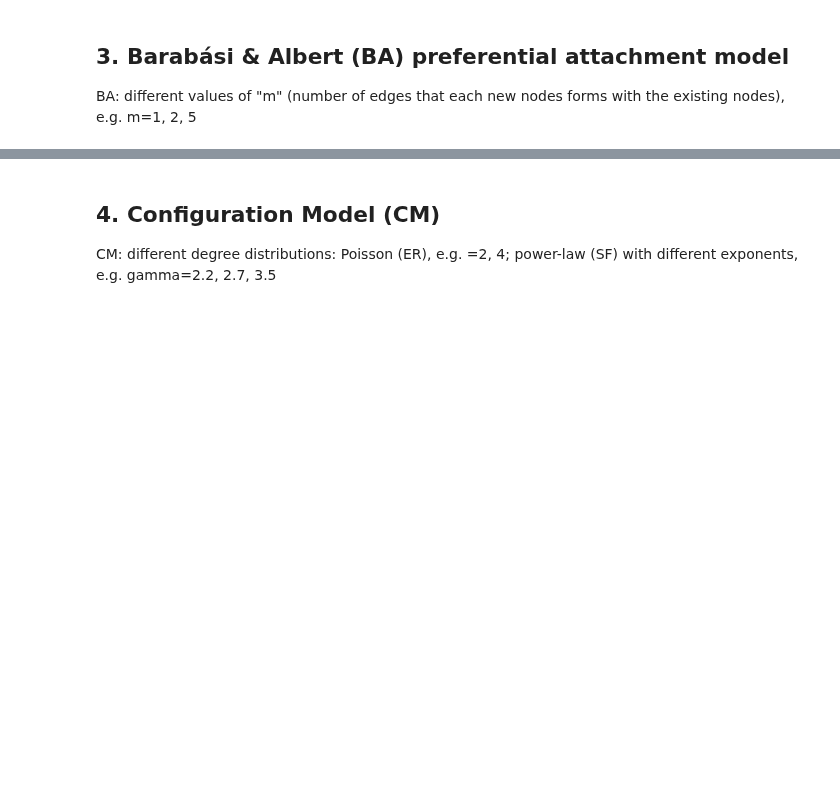
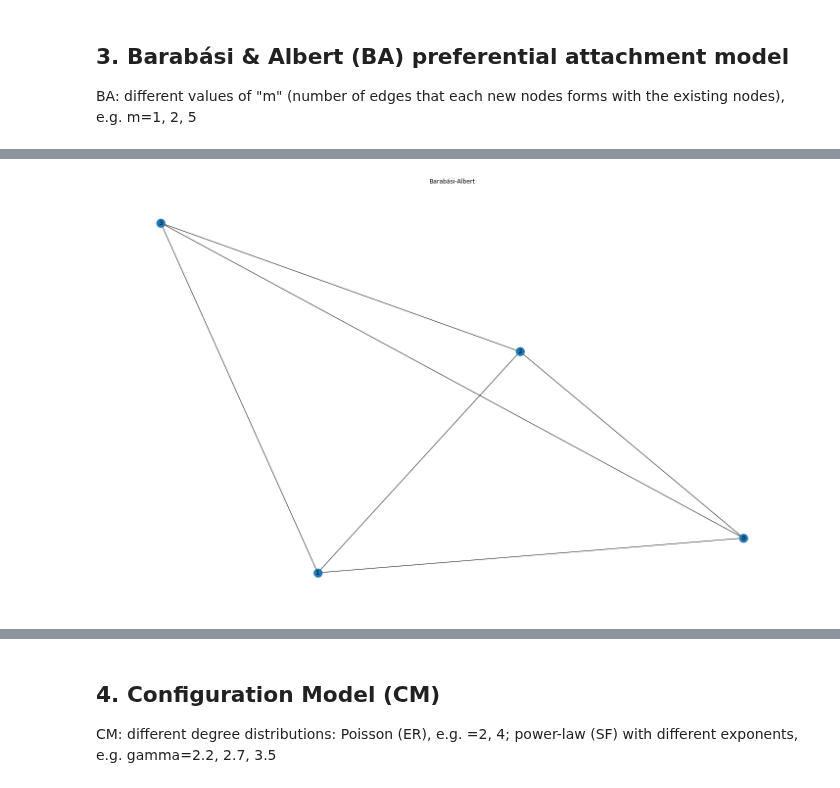
Before and after one commit to EjbejaranosAI/Complex_Networks, a Jupyter notebook: 2_Models_of_complex_networks/Main_test.ipynb, the cells around one changed output, grey strips where cells are left out. Drawn from its saved outputs; the diff is of its cells as text; code cells hidden in the pictures; blank space fills up the shorter version.

```diff
--- a/2_Models_of_complex_networks/Main_test.ipynb
+++ b/2_Models_of_complex_networks/Main_test.ipynb
@@ -237,5 +243,3 @@ WS: different values of <k> and "p", including p=0, e.g. p=0.0, 0.1, 0.2, 0.5, 0
 # %% [markdown]
 ## 3. Barabási & Albert (BA) preferential attachment model
 BA: different values of "m" (number of edges that each new nodes forms with the existing nodes), e.g. m=1, 2, 5
-# %%
-N =
@@ -241,0 +288,80 @@ N =
+# %%
+"""
+1. Generamos un grafo con N nodos
+2. Elegimos nodo a cual agregar nuevo nodo (degree y probabilidad)
+3. agregamos nodo
+repetir 2-3 hasta llegar al tamanio querido
+----------------------------------------------------------
+INPUT:
+    - m (degree per node)
+    - Numero de nodos final
+OUTPUT:
+    - Network con numero de nodos y degree deseado
+----------------------------------------------------------
+Ejemplo:
+m = 3 (m>1)
+para cada nodo, repetimos paso 2, 3 veces, para tener 3 conexiones.
+y se actualiza todo para cada nuevo edge / conexion que se hace.
+"""
+
+
+def BA_lbert(nodes):
+    adjacency_matrix = np.random.randint(10, size=(nodes,nodes))
+    np.fill_diagonal(adjacency_matrix, 0)
+    network = nx.from_numpy_matrix(adjacency_matrix)
+    #network = network.remove_edges_from(nx.selfloop_edges(network))
+    nx.draw(network,with_labels=True)
+    plt.title("Barabási-Albert")
+    plt.show()
+
+
+    return network, adjacency_matrix
+
+
+def degrees_sum(graph:nx.graph.Graph) -> None:
+    """returns the list of degrees and the sum of degrees"""
+    ## degrees
+    degrees = np.array([x for x in dict(graph.degree()).values()])
+    ## sum of degrees
+    sum_degrees = sum(degrees)
+    return degrees, sum_degrees
+
+def generate_degree_bin(degrees:np.array) -> np.array:
+    """returns the binning of the degrees"""
+    return np.cumsum(degrees)
+
+def degree_sum_uniform(sum_of_degrees:int) -> float:
+    """generates a random uniform value multiplied by the sum of degrees"""
+    ## generate a random value
+    rand_val = np.random.uniform(0,1)
+    ## return the sum of degrees * rand_val
+    return sum_of_degrees * rand_val
+
+def get_bin_index(random_value:float, bin_values:np.array) -> tuple:
+    """Returns the start and end index of the bin the value corresponds"""
+    ## iterate over the list with the index
+    for idx, i in enumerate(bin_values):
+        ## condition
+        if random_value <= i:
+            ## if the value of the index is less than 0 return 0
+            start = idx-1 if (idx-1) >=0 else 0
+            return (start, idx)
+
+## update node to add
+def update_node_to_add(dic1,matrix):
+    # Compute the degree with the matrix
+    for i in range(0,len(matrix)):
+        degree_for_node = matrix[i,:]
+        dic1 = sum((degree_for_node > 0).astype(int))
+        print(dic1)
+
+    dic1 = degrees
+
+    return dic1
+
+
+#PLotear inicial
+k = BA_lbert(4)
+#Calcular degrees y sacar dictionary
+# %% [output]
+[figure, added]
```
Also changed, not shown: parts of 26 cells of this notebook.
